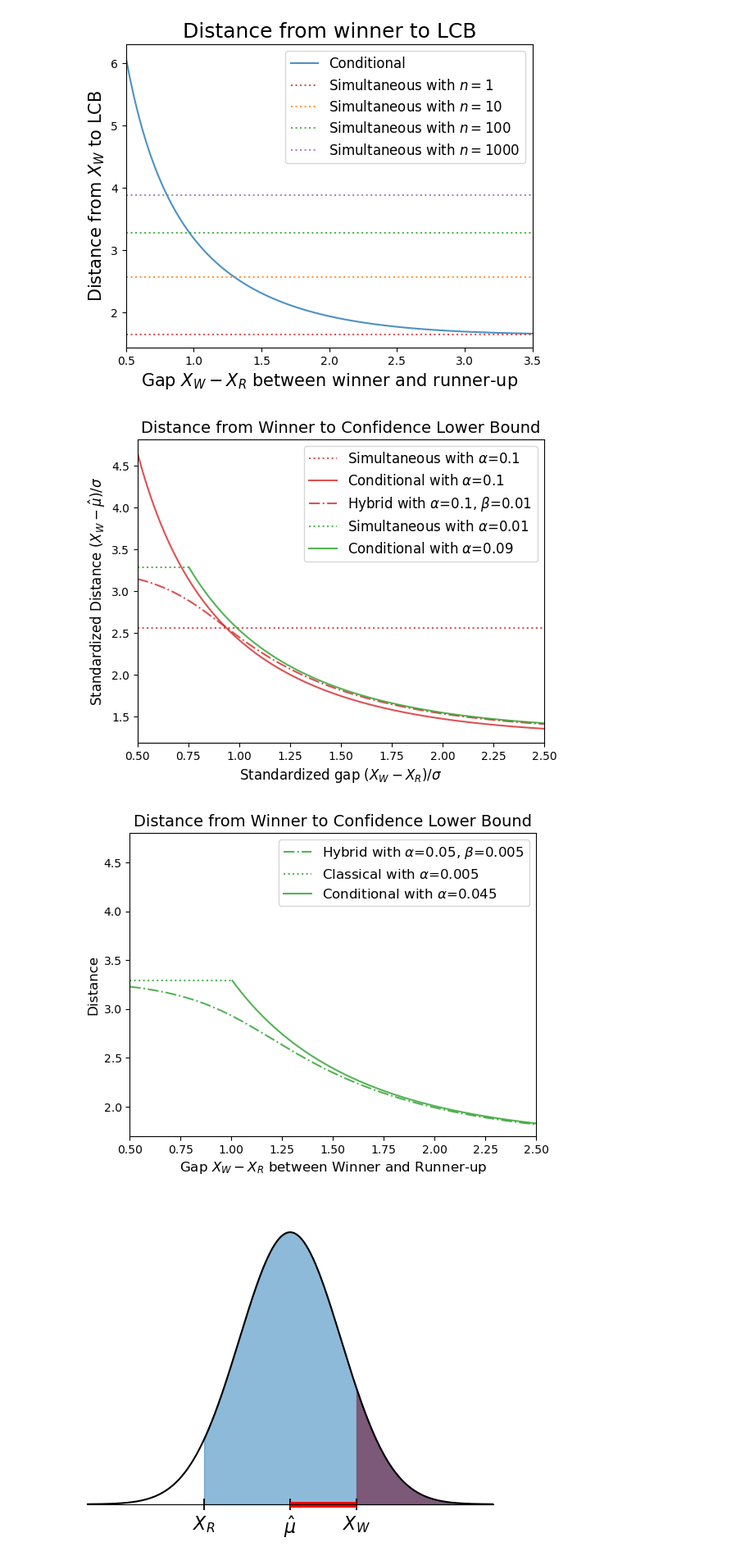
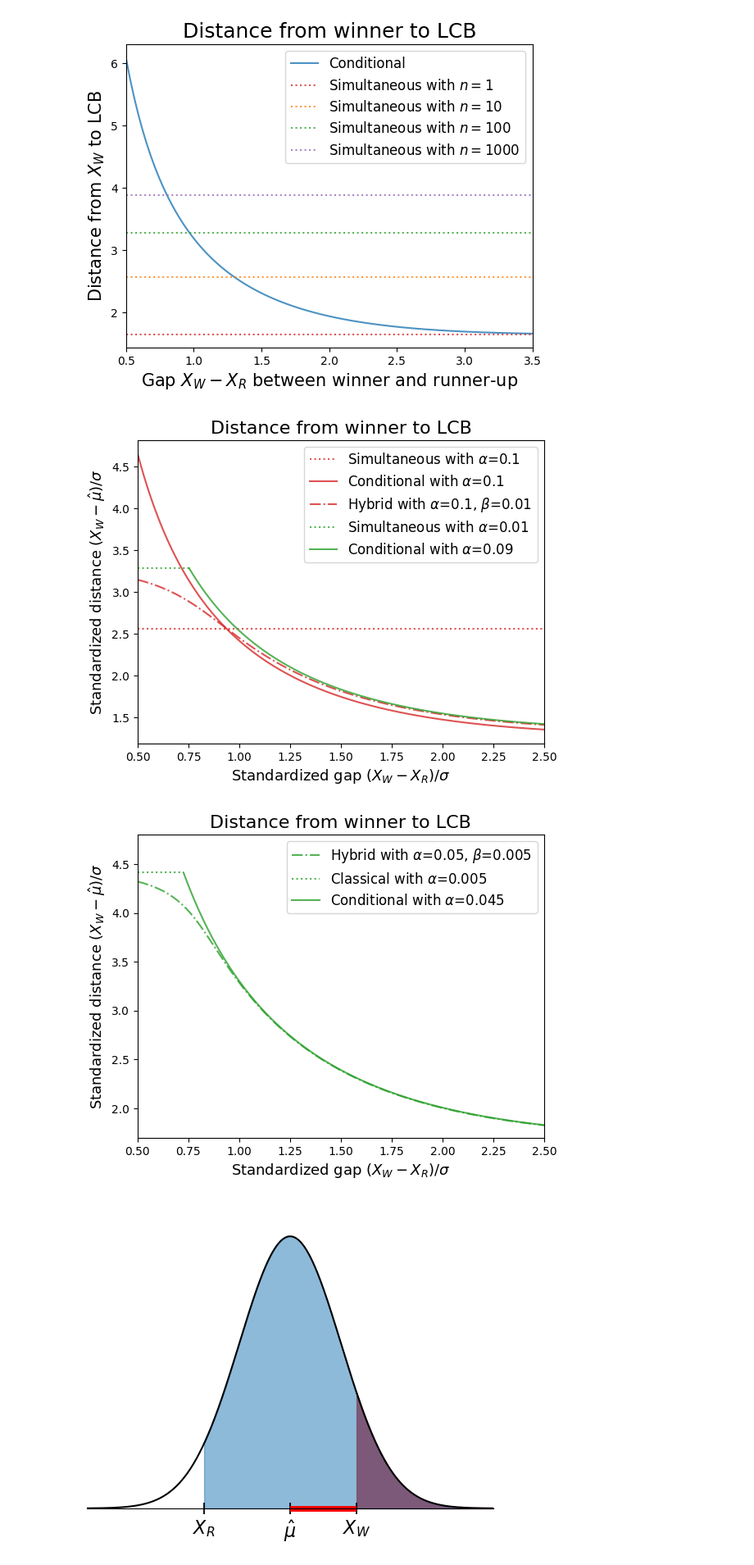
Before and after one commit to AnavSood/seldom, a Jupyter notebook: plots.ipynb, the cells around one changed output. Shown at 82% size. Cells and saved outputs as stored; diff of their text form; code cells hidden in the pictures.

```diff
--- a/plots.ipynb
+++ b/plots.ipynb
@@ -155,9 +155,9 @@ plt.plot([x_low, x[i]], [norm.ppf( (1-beta) ** (1/n) ), norm.ppf( (1-beta) ** (1
 ## Conditional level alpha - beta
 plt.plot(x[i:], cond_split[i:], color = 'tab:green', label=f'Conditional with $\\alpha$={np.round(alpha-beta, 3)}', alpha=alpha_)
 
-plt.title("Distance from Winner to Confidence Lower Bound", fontsize=14)
-plt.xlabel("Standardized gap $(X_{W} - X_{R})/\sigma$", fontsize=12)
-plt.ylabel("Standardized Distance $(X_{W} - \hat{\mu})/\sigma$ ", fontsize=12)
+plt.title("Distance from winner to LCB", fontsize=16)
+plt.xlabel("Standardized gap $(X_{W} - X_{R})/\sigma$", fontsize=13)
+plt.ylabel("Standardized distance $(X_{W} - \hat{\mu})/\sigma$ ", fontsize=13)
 plt.xlim([x_low, x_hi ])
 
 plt.legend(fontsize=12)
@@ -166,9 +166,9 @@ plt.grid(False)
 
 plt.savefig(f"fig/hyb_dist_to_winner.pdf", bbox_inches='tight', pad_inches=0)
 # %% [output]
-[figure, old version]
+[figure, new version]
 # %%
-n = 10
+n = 1000
 alpha = 0.05
 beta = alpha/10
 alpha_ = 0.8
@@ -176,37 +176,37 @@ x_low = 0.5
 x_hi = 2.5
 x = np.linspace(x_low, x_hi, 1000)
 
 
 plt.figure()
 
 # Hybrid level alpha, beta
 plt.plot(x, np.array([hybrid_CI_dist(gap, n, alpha=alpha) for gap in x]) , color='tab:green', linestyle='-.', label=f'Hybrid with $\\alpha$={alpha}, $\\beta$={beta}' , alpha=alpha_)
 
 cond_split = [cond_CI_dist(gap, alpha=alpha-beta) for gap in x]
 for i in range(len(cond_split)):
     if cond_split[i] < norm.ppf( (1-beta) ** (1/n) ):
         break
 
 # Classical level beta
 plt.plot([x_low, x[i]], [norm.ppf( (1-beta) ** (1/n) ), norm.ppf( (1-beta) ** (1/n) )], color='tab:green', linestyle='dotted', label=f'Classical with $\\alpha$={beta}', alpha=alpha_)
 
 
 ## Conditional level alpha - beta
 plt.plot(x[i:], cond_split[i:], color = 'tab:green', label=f'Conditional with $\\alpha$={np.round(alpha-beta, 3)}', alpha=alpha_)
 
-plt.title("Distance from Winner to Confidence Lower Bound", fontsize=14)
-plt.xlabel("Gap $X_{W} - X_{R}$ between Winner and Runner-up", fontsize=12)
-plt.ylabel("Distance", fontsize=12)
+plt.title("Distance from winner to LCB", fontsize=16)
+plt.xlabel("Standardized gap $(X_{W} - X_{R})/\sigma$", fontsize=13)
+plt.ylabel("Standardized distance $(X_{W} - \hat{\mu})/\sigma$ ", fontsize=13)
 plt.xlim([x_low, x_hi ])
 plt.ylim(1.7, 4.8)
 
 plt.legend(fontsize=12)
 
 plt.grid(False)
 
 plt.savefig(f"fig/hyb_dist_to_winner_n={n}.pdf", bbox_inches='tight', pad_inches=0)
 # %% [output]
-[figure, old version]
+[figure, new version]
 # %%
 import numpy as np
 import matplotlib.pyplot as plt
```
Also changed, not shown: parts of 2 cells of this notebook, 8 other files.
